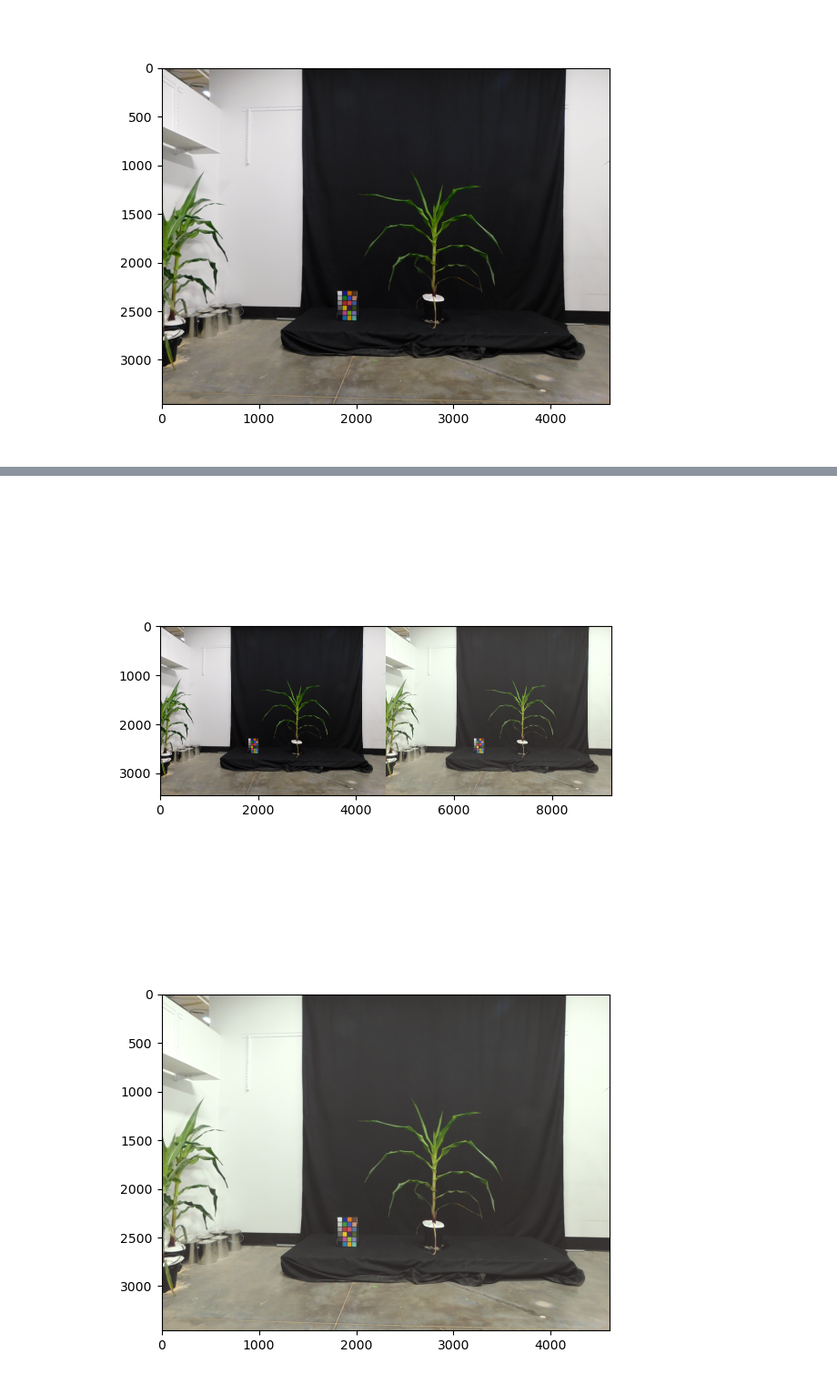
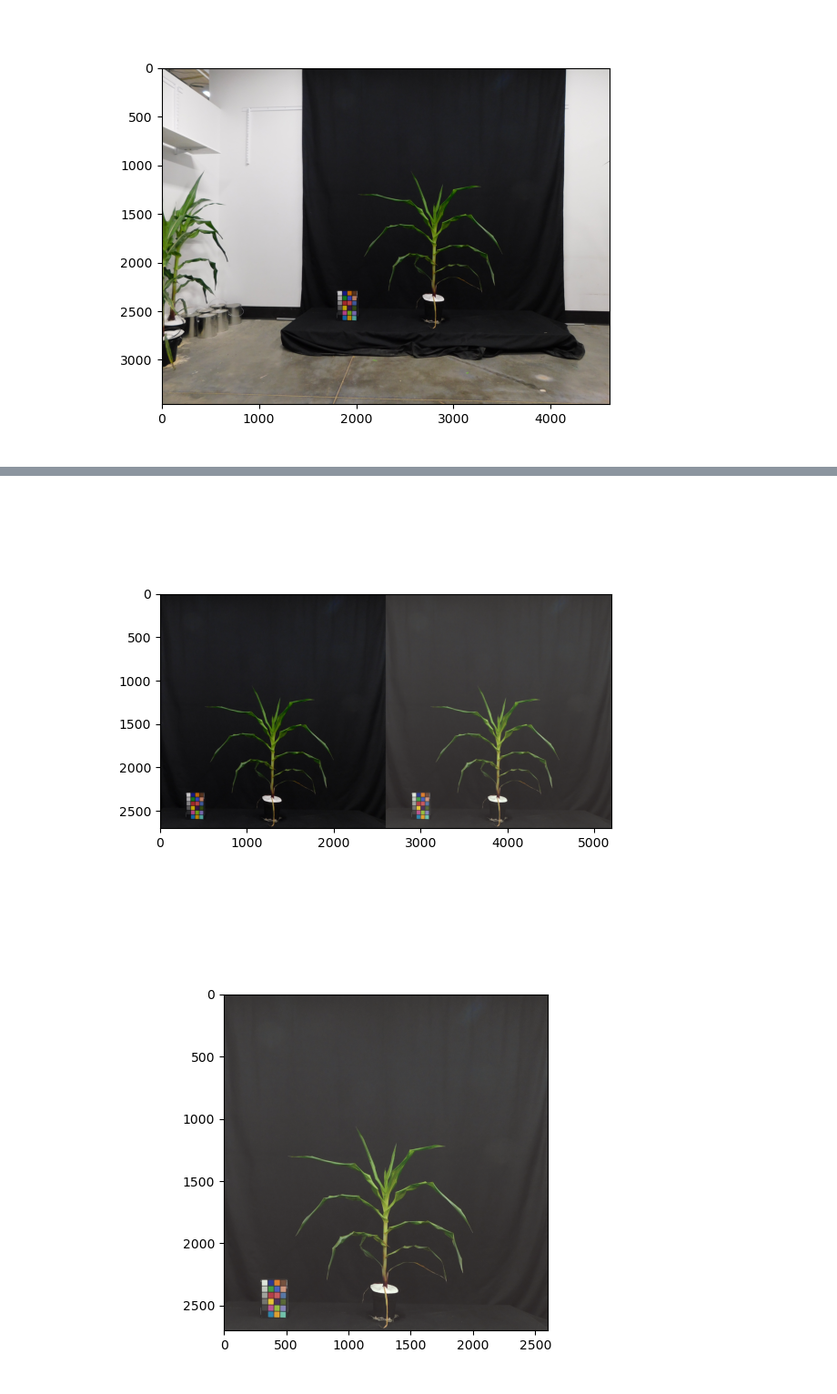
Before and after one commit to danforthcenter/plantcv-tutorial-color-correction, a Jupyter notebook: index.ipynb, the cells around one changed output, grey strips where cells are left out. Shown at 91% size. Cells and saved outputs as stored; diff of their text form; code cells hidden in the pictures.

```diff
--- a/index.ipynb
+++ b/index.ipynb
@@ -33,8 +36,8 @@ pcv.params.debug = args.debug
 pcv.params.sample_label = args.sample_label
 # Change display settings
 pcv.params.dpi = 100
-pcv.params.text_size = 20
-pcv.params.text_thickness = 20
+pcv.params.text_size = 2
+pcv.params.text_thickness = 2
 # %%
 # Read in your image, which is based on the path you put above
 img, path, filename = pcv.readimage(filename=args.image)
@@ -57,0 +46,2 @@ card_mask = pcv.transform.create_color_card_mask(rgb_img=img, radius=10, start_c
+# %%
+crop_img = pcv.crop(img=img, x=1500, y=0, w=2600, h=2700)
@@ -57,0 +50,4 @@ card_mask = pcv.transform.create_color_card_mask(rgb_img=img, radius=10, start_c
+# %%
+# First, detect the color card.
+
+card_mask = pcv.transform.detect_color_card(rgb_img=crop_img, radius=15)
@@ -58,7 +56,7 @@ card_mask = pcv.transform.create_color_card_mask(rgb_img=img, radius=10, start_c
 # %%
 # Make a color card matrix
 
-headers, card_matrix = pcv.transform.get_color_matrix(rgb_img=img, mask=card_mask)
+headers, card_matrix = pcv.transform.get_color_matrix(rgb_img=crop_img, mask=card_mask)
 # %%
 # Define the standard color card matrix, we know what the colors of those chips should be in a "perfect"
 # image, so we will correct to those known values
@@ -76,10 +67,10 @@ std_color_matrix = pcv.transform.std_color_matrix (pos=3)
 # %%
 # Color correct your image to the standard values
 
-img_cc = pcv.transform.affine_color_correction(rgb_img=img, source_matrix=card_matrix,
+img_cc = pcv.transform.affine_color_correction(rgb_img=crop_img, source_matrix=card_matrix,
                                                target_matrix=std_color_matrix)
 pcv.plot_image(img_cc)
 # %% [output]
-[figure, old version]
+[figure, new version]
-[figure, old version]
+[figure, new version]
 # %%
```
Also changed, not shown: parts of 8 cells of this notebook.
